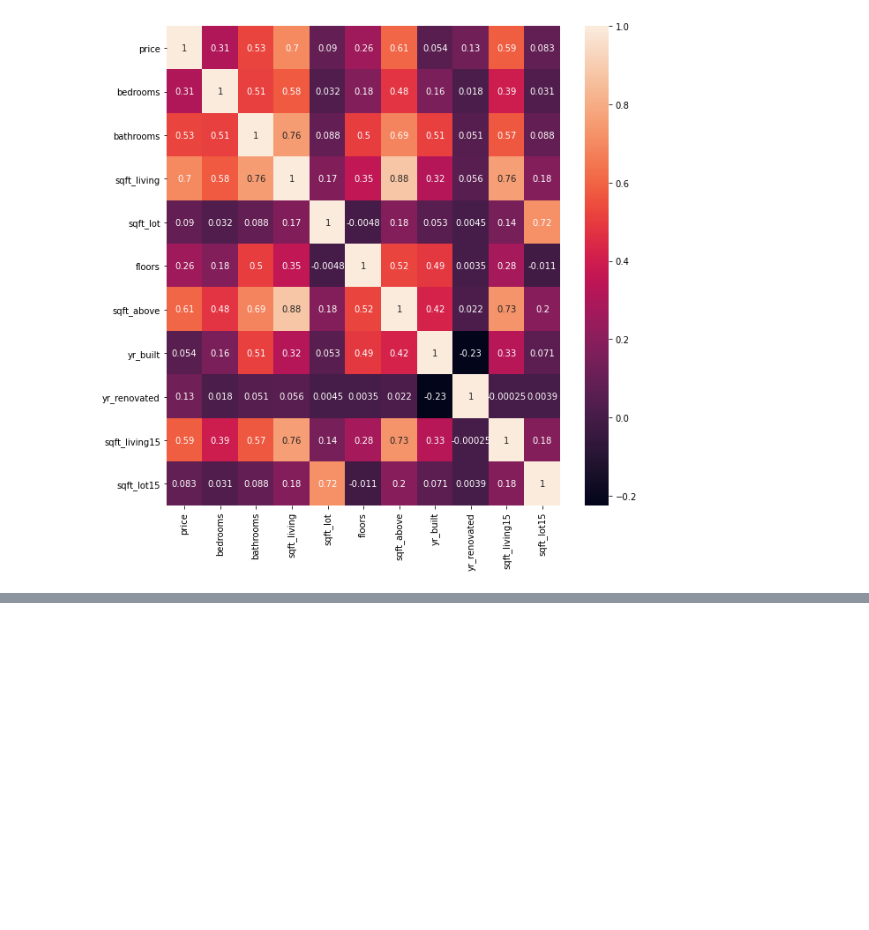
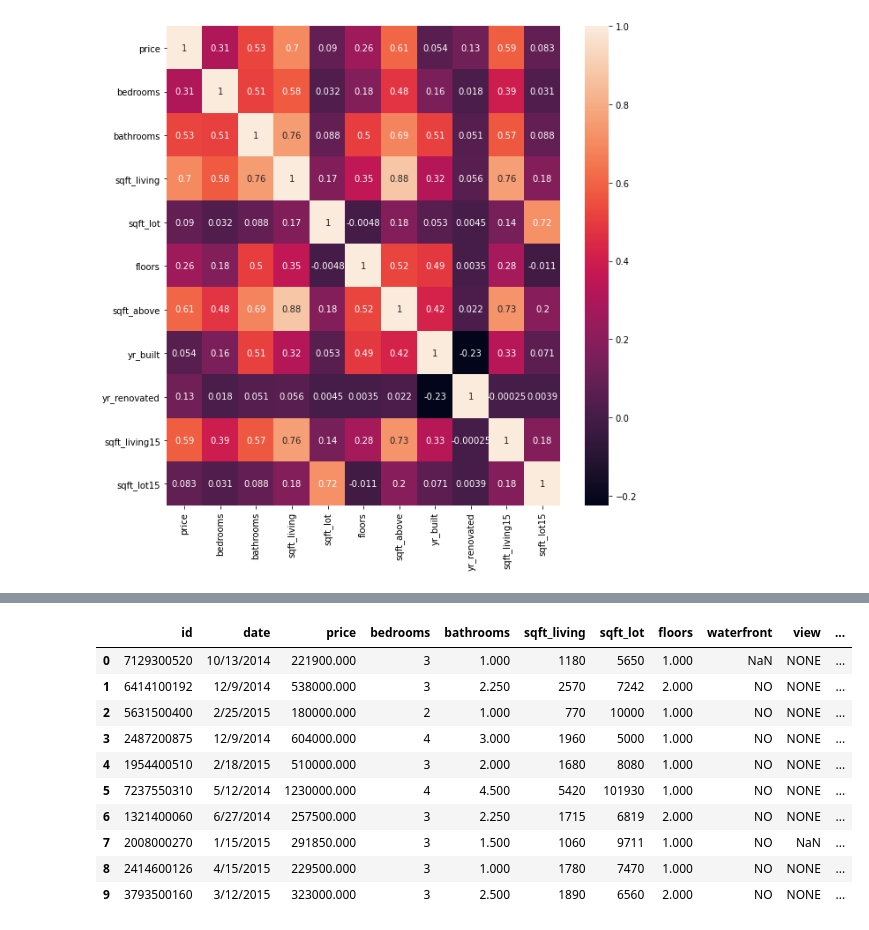
Before and after one commit to xiaohua-su/King_County_Real_Estate_Analysis, a Jupyter notebook: workspace_xiaohua/Xiaohua.ipynb, the cells around one changed output, grey strips where cells are left out. Drawn from its saved outputs; the diff is of its cells as text; code cells hidden in the pictures; blank space fills up the shorter version.

```diff
--- a/workspace_xiaohua/Xiaohua.ipynb
+++ b/workspace_xiaohua/Xiaohua.ipynb
@@ -126,0 +172,14 @@ plt.savefig('heat.png',bbox = 'tight')
+# %%
+df.head(10)
+# %% [output]
+|  | id | date | price | bedrooms | bathrooms | sqft_living | sqft_lot | floors | waterfront | view | ... |
+| 0 | 7129300520 | 10/13/2014 | 221900.000 | 3 | 1.000 | 1180 | 5650 | 1.000 | NaN | NONE | ... |
+| 1 | 6414100192 | 12/9/2014 | 538000.000 | 3 | 2.250 | 2570 | 7242 | 2.000 | NO | NONE | ... |
+| 2 | 5631500400 | 2/25/2015 | 180000.000 | 2 | 1.000 | 770 | 10000 | 1.000 | NO | NONE | ... |
+| 3 | 2487200875 | 12/9/2014 | 604000.000 | 4 | 3.000 | 1960 | 5000 | 1.000 | NO | NONE | ... |
+| 4 | 1954400510 | 2/18/2015 | 510000.000 | 3 | 2.000 | 1680 | 8080 | 1.000 | NO | NONE | ... |
+| 5 | 7237550310 | 5/12/2014 | 1230000.000 | 4 | 4.500 | 5420 | 101930 | 1.000 | NO | NONE | ... |
+| 6 | 1321400060 | 6/27/2014 | 257500.000 | 3 | 2.250 | 1715 | 6819 | 2.000 | NO | NONE | ... |
+| 7 | 2008000270 | 1/15/2015 | 291850.000 | 3 | 1.500 | 1060 | 9711 | 1.000 | NO | NaN | ... |
+| 8 | 2414600126 | 4/15/2015 | 229500.000 | 3 | 1.000 | 1780 | 7470 | 1.000 | NO | NONE | ... |
+| 9 | 3793500160 | 3/12/2015 | 323000.000 | 3 | 2.500 | 1890 | 6560 | 2.000 | NO | NONE | ... |
```
Also changed, not shown: parts of 32 cells of this notebook, 1 other file.
